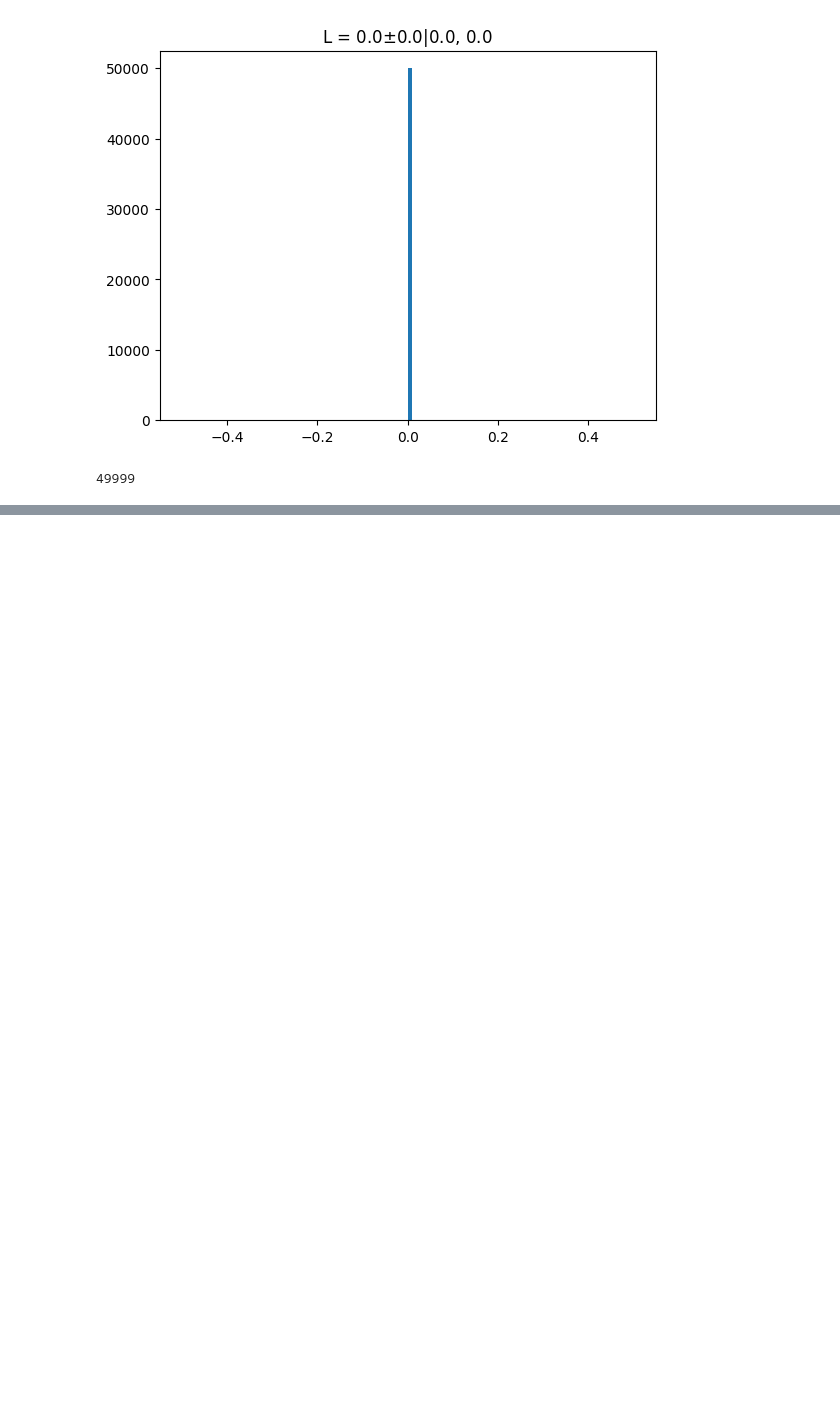
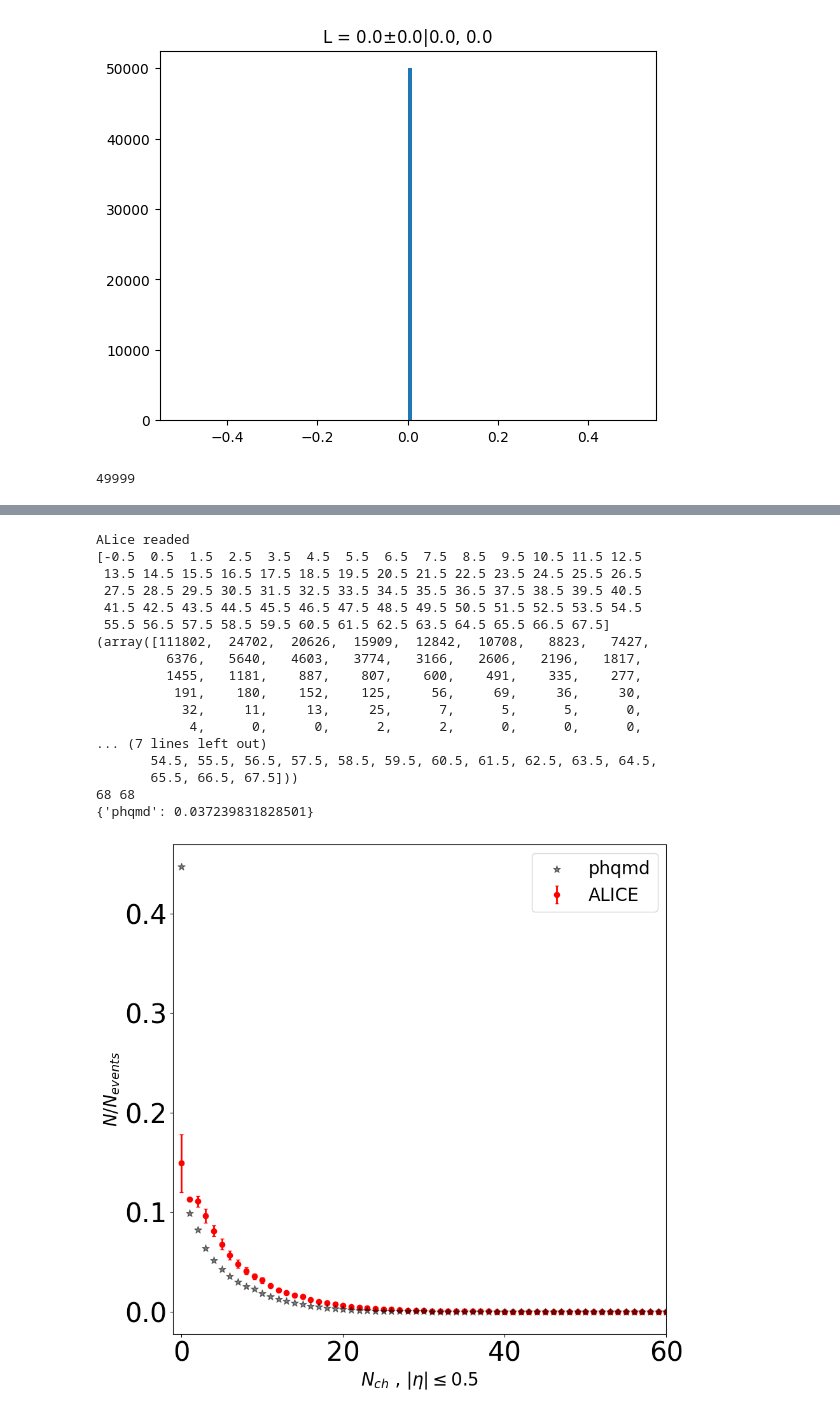
Before and after one commit to YoitzWolf/hega-rs, a Jupyter notebook: printer.ipynb, the cells around one changed output, grey strips where cells are left out. Cells and saved outputs as stored; diff of their text form; code cells hidden in the pictures; blank space fills up the shorter version.

```diff
--- a/printer.ipynb
+++ b/printer.ipynb
@@ -26,0 +186,28 @@ with open('phsd.csv.statistics', newline='\n') as csvfile:
+# %%
+Alice = pd.read_csv('./data/hepdata/HEPData-ins1394854-v1-Table_34.csv', delimiter=",")
+
+print("ALice readed")
+
+resz = buildHistAlice(0.5, Alice, dt["PseudorapidityFilterCnt(-0.5, 0.5)"], label="phqmd")
+
+print(resz)
+# print(reszlog)
+# %% [output]
+ALice readed
+[-0.5  0.5  1.5  2.5  3.5  4.5  5.5  6.5  7.5  8.5  9.5 10.5 11.5 12.5
+ 13.5 14.5 15.5 16.5 17.5 18.5 19.5 20.5 21.5 22.5 23.5 24.5 25.5 26.5
+ 27.5 28.5 29.5 30.5 31.5 32.5 33.5 34.5 35.5 36.5 37.5 38.5 39.5 40.5
+ 41.5 42.5 43.5 44.5 45.5 46.5 47.5 48.5 49.5 50.5 51.5 52.5 53.5 54.5
+ 55.5 56.5 57.5 58.5 59.5 60.5 61.5 62.5 63.5 64.5 65.5 66.5 67.5]
+(array([111802,  24702,  20626,  15909,  12842,  10708,   8823,   7427,
+         6376,   5640,   4603,   3774,   3166,   2606,   2196,   1817,
+         1455,   1181,    887,    807,    600,    491,    335,    277,
+          191,    180,    152,    125,     56,     69,     36,     30,
+           32,     11,     13,     25,      7,      5,      5,      0,
+            4,      0,      0,      2,      2,      0,      0,      0,
+... (7 lines left out)
+       54.5, 55.5, 56.5, 57.5, 58.5, 59.5, 60.5, 61.5, 62.5, 63.5, 64.5,
+       65.5, 66.5, 67.5]))
+68 68
+{'phqmd': 0.037239831828501}
+[figure, added]
```
Also changed, not shown: parts of 6 cells of this notebook, 42 other files.
